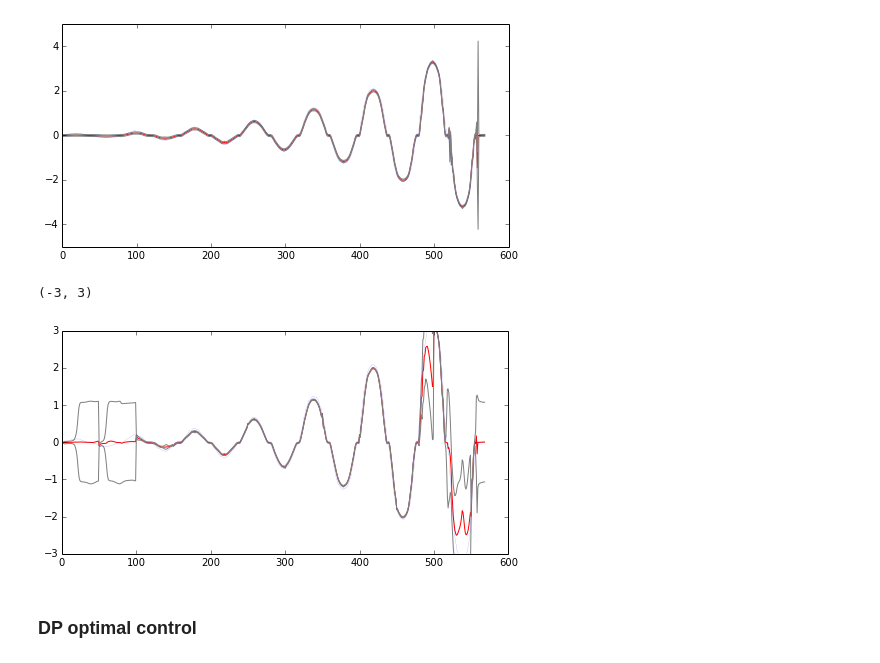
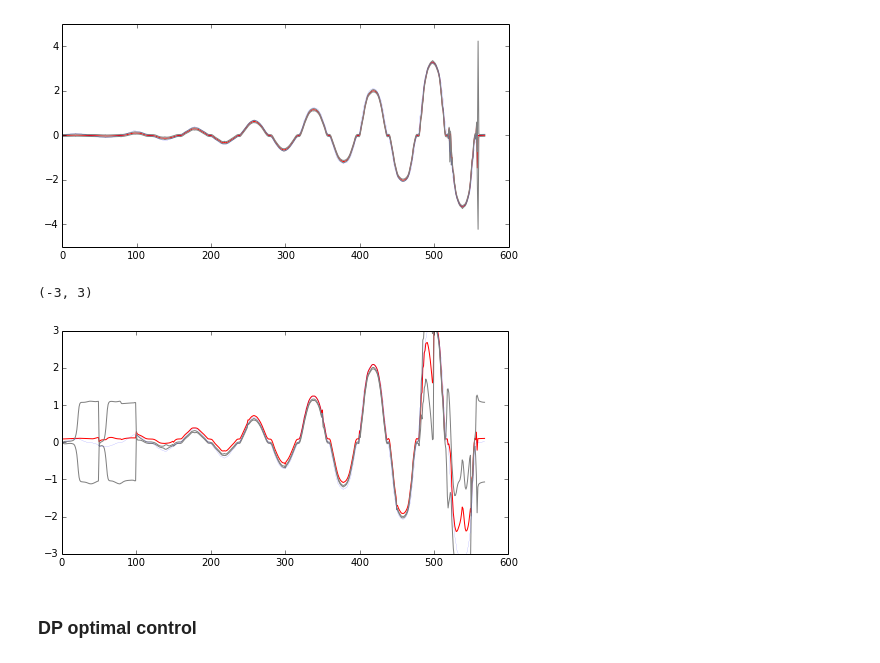
Before and after one commit to surban/ml, a Jupyter notebook: notebooks/USM-Predict.ipynb, the cells around one changed output. Drawn from its saved outputs; the diff is of its cells as text; code cells hidden in the pictures.

```diff
--- a/notebooks/USM-Predict.ipynb
+++ b/notebooks/USM-Predict.ipynb
@@ -199,20 +208,20 @@ def multistep_predict_uncertain(gp, vel0, phase, freq, resync_every=0, vel_ref=N
 # %%
 n=0
 resync = 0
 P_vel, P_vel_var = multistep_predict_uncertain(gp, vel[n][0], phase[n], freq[n], resync_every=50, vel_ref=vel[n])
 
 plt.clf()
 plt.hold(True)
-plt.plot(P_vel, 'r')
+plt.plot(P_vel + 0.1, 'r')
 plt.plot(P_vel + np.sqrt(P_vel_var), color='gray')
 plt.plot(P_vel - np.sqrt(P_vel_var), color='gray')
 #for t in range(0, 600, resync):
 #    plt.axvline(t)
 plt.plot(vel[n], 'b', linewidth=0.1)
 plt.ylim(-3, 3)
 # %% [output]
 (-3, 3)
-[figure, old version]
+[figure, new version]
 # %% [markdown]
 ### DP optimal control
 # %%
```
Also changed, not shown: parts of 3 cells of this notebook, 5 other files.
